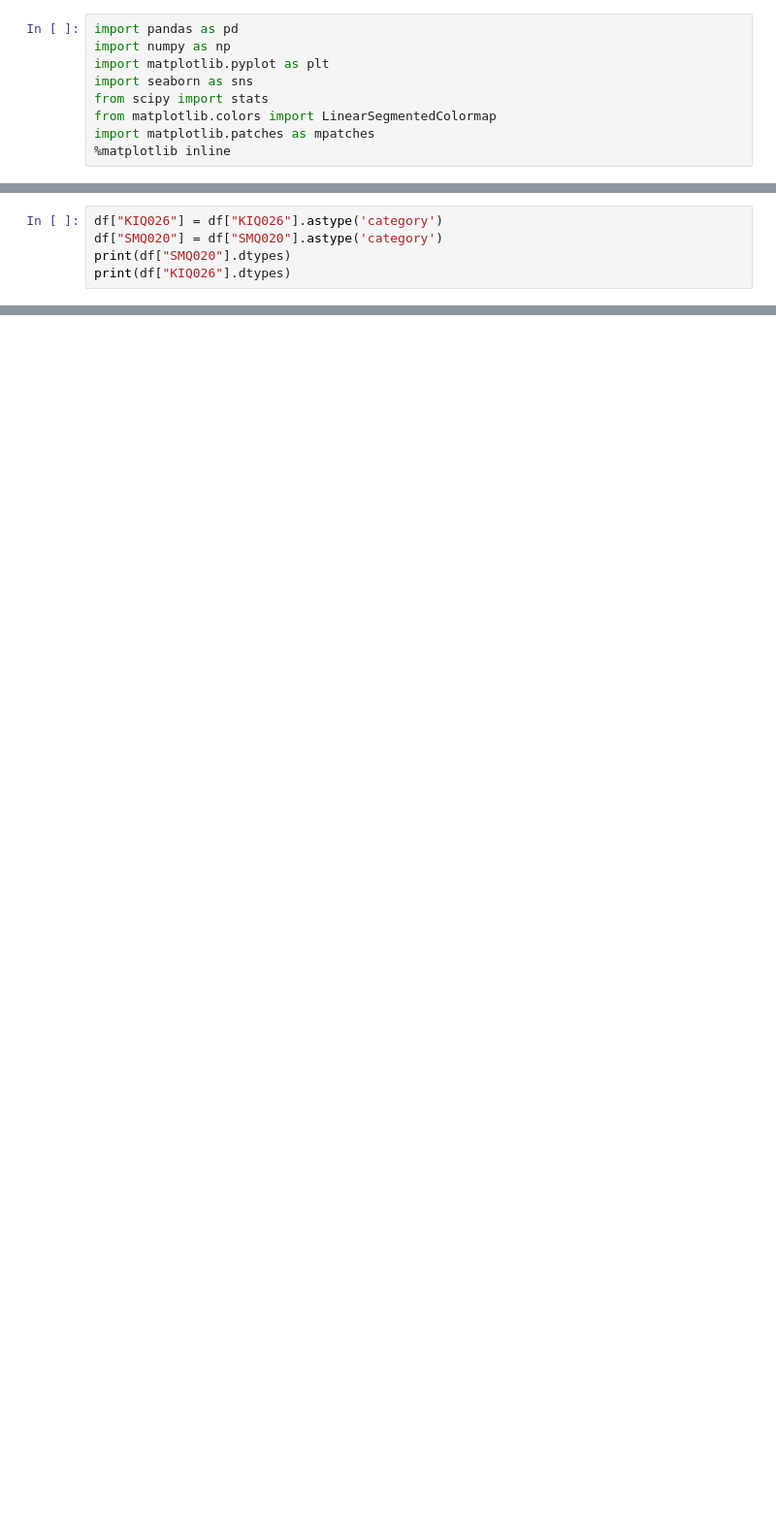
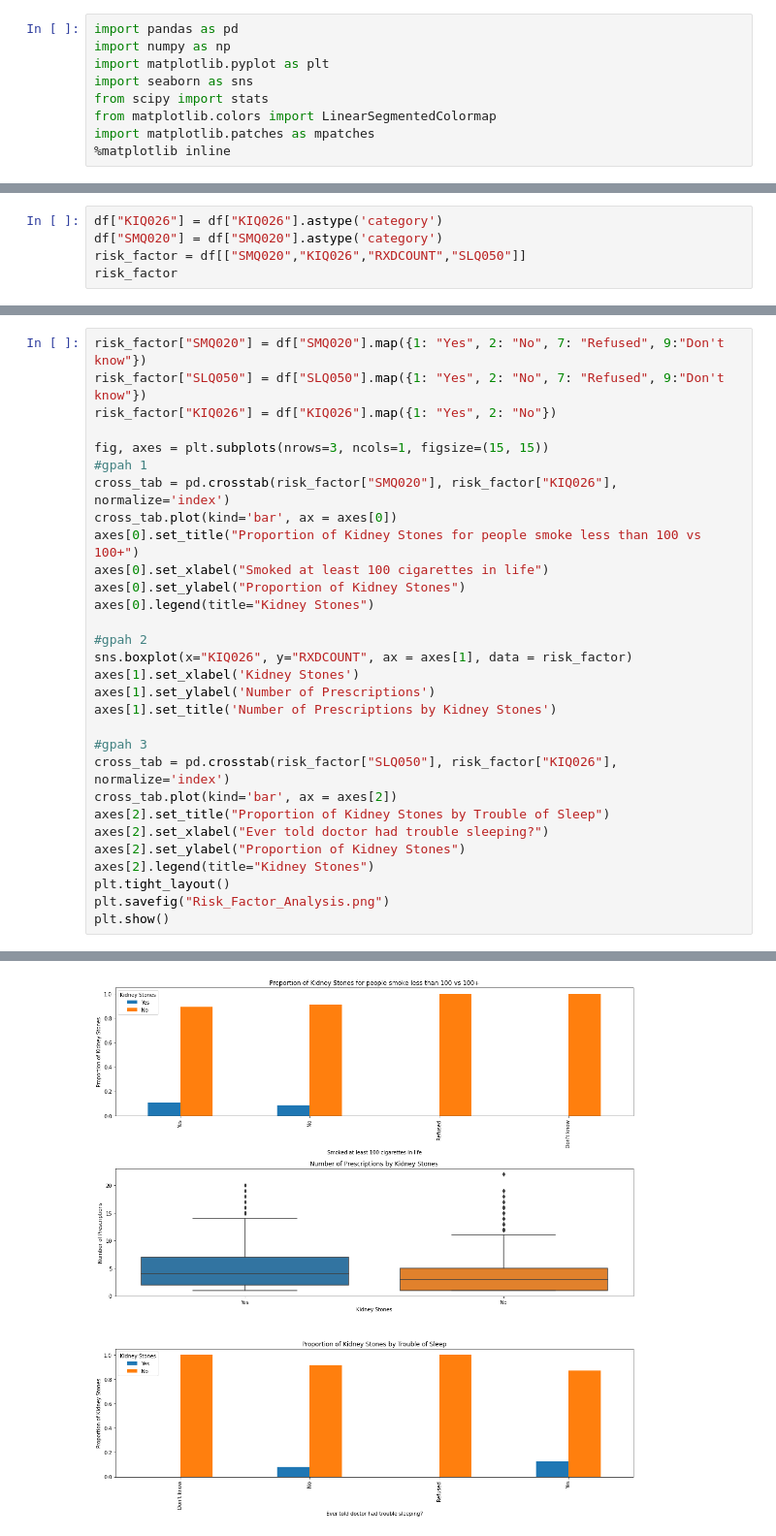
Before and after one commit to dvnguyen02/DATA301-Project, a Jupyter notebook: EDA/EDA for (SMQ020, RXDCOUNT, SLQ050).ipynb, the cells around one changed output, grey strips where cells are left out. Shown at 97% size. Drawn from its saved outputs; the diff is of its cells as text; blank space fills up the shorter version.

Commit message:
Update the code
This is the analysis of 3 risk factors for kidney stone (SMQ020, RXDCOUNT, SLQ050)

```diff
--- a/EDA/EDA for (SMQ020, RXDCOUNT, SLQ050).ipynb
+++ b/EDA/EDA for (SMQ020, RXDCOUNT, SLQ050).ipynb
@@ -22,6 +22,6 @@ df.head()
 # %%
 df["KIQ026"] = df["KIQ026"].astype('category')
 df["SMQ020"] = df["SMQ020"].astype('category')
-print(df["SMQ020"].dtypes)
-print(df["KIQ026"].dtypes)
+risk_factor = df[["SMQ020","KIQ026","RXDCOUNT","SLQ050"]]
+risk_factor
 # %% [output]
@@ -125,0 +41,31 @@ See the caveats in the documentation: https://pandas.pydata.org/pandas-docs/stab
+# %%
+risk_factor["SMQ020"] = df["SMQ020"].map({1: "Yes", 2: "No", 7: "Refused", 9:"Don't know"})
+risk_factor["SLQ050"] = df["SLQ050"].map({1: "Yes", 2: "No", 7: "Refused", 9:"Don't know"})
+risk_factor["KIQ026"] = df["KIQ026"].map({1: "Yes", 2: "No"})
+
+fig, axes = plt.subplots(nrows=3, ncols=1, figsize=(15, 15))
+#gpah 1
+cross_tab = pd.crosstab(risk_factor["SMQ020"], risk_factor["KIQ026"], normalize='index')
+cross_tab.plot(kind='bar', ax = axes[0])
+axes[0].set_title("Proportion of Kidney Stones for people smoke less than 100 vs 100+")
+axes[0].set_xlabel("Smoked at least 100 cigarettes in life")
+axes[0].set_ylabel("Proportion of Kidney Stones")
+axes[0].legend(title="Kidney Stones")
+
+#gpah 2
+sns.boxplot(x="KIQ026", y="RXDCOUNT", ax = axes[1], data = risk_factor)
+axes[1].set_xlabel('Kidney Stones')
+axes[1].set_ylabel('Number of Prescriptions')
+axes[1].set_title('Number of Prescriptions by Kidney Stones')
+
+#gpah 3
+cross_tab = pd.crosstab(risk_factor["SLQ050"], risk_factor["KIQ026"], normalize='index')
+cross_tab.plot(kind='bar', ax = axes[2])
+axes[2].set_title("Proportion of Kidney Stones by Trouble of Sleep")
+axes[2].set_xlabel("Ever told doctor had trouble sleeping?")
+axes[2].set_ylabel("Proportion of Kidney Stones")
+axes[2].legend(title="Kidney Stones")
+plt.tight_layout()
+plt.savefig("Risk_Factor_Analysis.png")
+plt.show()
+# %% [output]
@@ -125,0 +87 @@ See the caveats in the documentation: https://pandas.pydata.org/pandas-docs/stab
+[figure, added]
```
Also changed, not shown: parts of 10 cells of this notebook, 1 other file.
